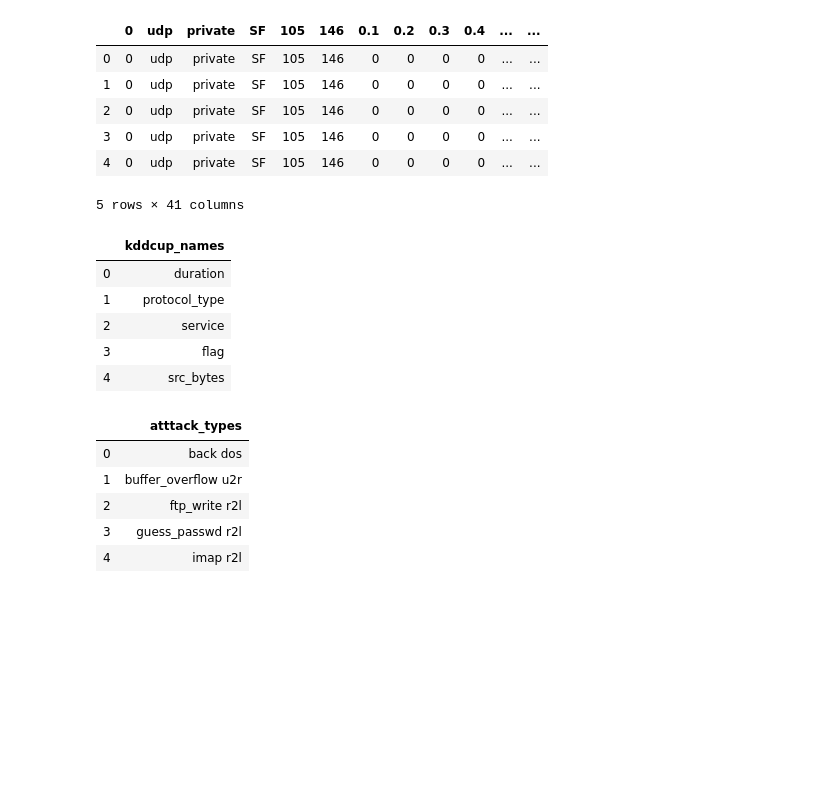
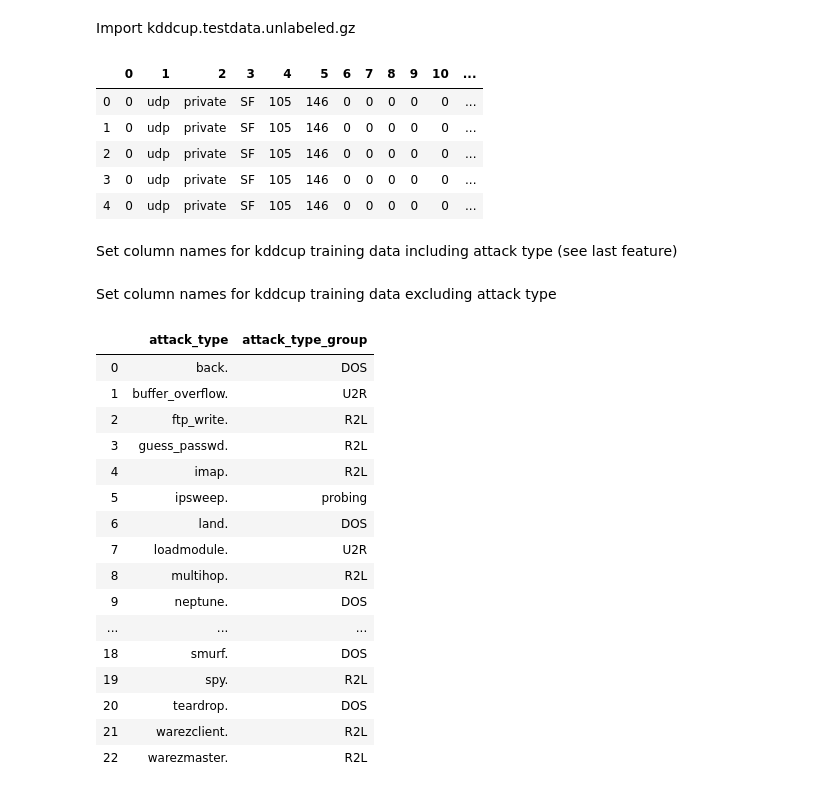
Before and after one commit to narendraparigi1987/ml_assignment, a Jupyter notebook: ML Network Intrusion - 20200311-01.ipynb, the cells around one changed output. Drawn from its saved outputs; the diff is of its cells as text; code cells hidden in the pictures; blank space fills up the shorter version.

Commit message:
Data preparation completed

```diff
--- a/ML Network Intrusion - 20200311-01.ipynb
+++ b/ML Network Intrusion - 20200311-01.ipynb
@@ -17,3 +17,7 @@ import pandas as pd
 import gzip
 import requests
 from urllib.request import urlopen
+# %%
+# Shows all columns of Pandas with slidebar
+
+pd.options.display.max_columns = None
@@ -56,3 +62,5 @@ data_kddcup_data.head()
+# %% [markdown]
+Import kddcup.testdata.unlabeled.gz
 # %%
 url = "https://kdd.ics.uci.edu/databases/kddcup99/kddcup.testdata.unlabeled.gz"
 filename = url.split("/")[-1]
@@ -60,16 +68,17 @@ with open(filename, "wb") as f:
     r = requests.get(url)
     f.write(r.content)
 with gzip.open('kddcup.testdata.unlabeled.gz') as f:
-     data_kddcup_testdata = pd.read_csv(f)
-data_kddcup_testdata.head()
+     kddcup_testdata = pd.read_csv(f, header=None)
+kddcup_testdata.head()
 # %% [output]
-|  | 0 | udp | private | SF | 105 | 146 | 0.1 | 0.2 | 0.3 | 0.4 | ... | ... |
-| 0 | 0 | udp | private | SF | 105 | 146 | 0 | 0 | 0 | 0 | ... | ... |
-| 1 | 0 | udp | private | SF | 105 | 146 | 0 | 0 | 0 | 0 | ... | ... |
-| 2 | 0 | udp | private | SF | 105 | 146 | 0 | 0 | 0 | 0 | ... | ... |
-| 3 | 0 | udp | private | SF | 105 | 146 | 0 | 0 | 0 | 0 | ... | ... |
-| 4 | 0 | udp | private | SF | 105 | 146 | 0 | 0 | 0 | 0 | ... | ... |
+|  | 0 | 1 | 2 | 3 | 4 | 5 | 6 | 7 | 8 | 9 | 10 | ... |
+| 0 | 0 | udp | private | SF | 105 | 146 | 0 | 0 | 0 | 0 | 0 | ... |
+| 1 | 0 | udp | private | SF | 105 | 146 | 0 | 0 | 0 | 0 | 0 | ... |
+| 2 | 0 | udp | private | SF | 105 | 146 | 0 | 0 | 0 | 0 | 0 | ... |
+| 3 | 0 | udp | private | SF | 105 | 146 | 0 | 0 | 0 | 0 | 0 | ... |
+| 4 | 0 | udp | private | SF | 105 | 146 | 0 | 0 | 0 | 0 | 0 | ... |
-5 rows × 41 columns
+# %% [markdown]
+Set column names for kddcup training data including attack type (see last feature)
 # %%
 kddcup_names = ['duration','protocol_type','service','flag','src_bytes','dst_bytes',
                 'land','wrong_fragment','urgent','hot','num_failed_logins','logged_in',
@@ -80,13 +89,7 @@ kddcup_names = ['duration','protocol_type','service','flag','src_bytes','dst_byt
                 'srv_diff_host_rate','dst_host_count','dst_host_srv_count',
                 'dst_host_same_srv_rate','dst_host_diff_srv_rate','dst_host_same_src_port_rate',
                 'dst_host_srv_diff_host_rate','dst_host_serror_rate','dst_host_srv_serror_rate',
-                'dst_host_rerror_rate','dst_host_srv_rerror_rate']
-kddcup_names = pd.DataFrame(kddcup_names, columns=['kddcup_names'])
-kddcup_names.head()
+                'dst_host_rerror_rate','dst_host_srv_rerror_rate','attack_type']
+#kddcup_names
-# %% [output]
-|  | kddcup_names |
-| 0 | duration |
-| 1 | protocol_type |
-| 2 | service |
-| 3 | flag |
-| 4 | src_bytes |
+# %% [markdown]
+ Set column names for kddcup training data excluding attack type
@@ -93,17 +100,28 @@ kddcup_names.head()
 # %%
-training_attack_types = ['back dos','buffer_overflow u2r','ftp_write r2l','guess_passwd r2l',
-                         'imap r2l','ipsweep probe','land dos','loadmodule u2r','multihop r2l',
-                         'neptune dos','nmap probe','perl u2r','phf r2l','pod dos','portsweep probe',
-                         'rootkit u2r','satan probe','smurf dos','spy r2l','teardrop dos',
-                         'warezclient r2l','warezmaster r2l']
-
-training_attack_types = pd.DataFrame(training_attack_types, columns=['atttack_types'])
+training_attack_types =[['back.','DOS'],['buffer_overflow.','U2R'],['ftp_write.','R2L'],['guess_passwd.','R2L'],
+                        ['imap.','R2L'],['ipsweep.','probing'],['land.','DOS'],['loadmodule.','U2R'],
+                        ['multihop.','R2L'],['neptune.','DOS'],['nmap.','probing'],['normal.','no attack'],
+                        ['perl.','U2R'],['phf.','R2L'],['pod.','DOS'],['portsweep.','probing'],['rootkit.','U2R'],
+                        ['satan.','probing'],['smurf.','DOS'],['spy.','R2L'],['teardrop.','DOS'],
+                        ['warezclient.','R2L'],['warezmaster.','R2L']]
+training_attack_types = pd.DataFrame(training_attack_types, columns=['attack_type','attack_type_group'])
 # %%
-training_attack_types.head()
+training_attack_types
 # %% [output]
-|  | atttack_types |
-| 0 | back dos |
-| 1 | buffer_overflow u2r |
-| 2 | ftp_write r2l |
-| 3 | guess_passwd r2l |
-| 4 | imap r2l |
+|  | attack_type | attack_type_group |
+| 0 | back. | DOS |
+| 1 | buffer_overflow. | U2R |
+| 2 | ftp_write. | R2L |
+| 3 | guess_passwd. | R2L |
+| 4 | imap. | R2L |
+| 5 | ipsweep. | probing |
+| 6 | land. | DOS |
+| 7 | loadmodule. | U2R |
+| 8 | multihop. | R2L |
+| 9 | neptune. | DOS |
+| ... | ... | ... |
+| 18 | smurf. | DOS |
+| 19 | spy. | R2L |
+| 20 | teardrop. | DOS |
+| 21 | warezclient. | R2L |
+| 22 | warezmaster. | R2L |
```
Also changed, not shown: parts of 14 cells of this notebook.
